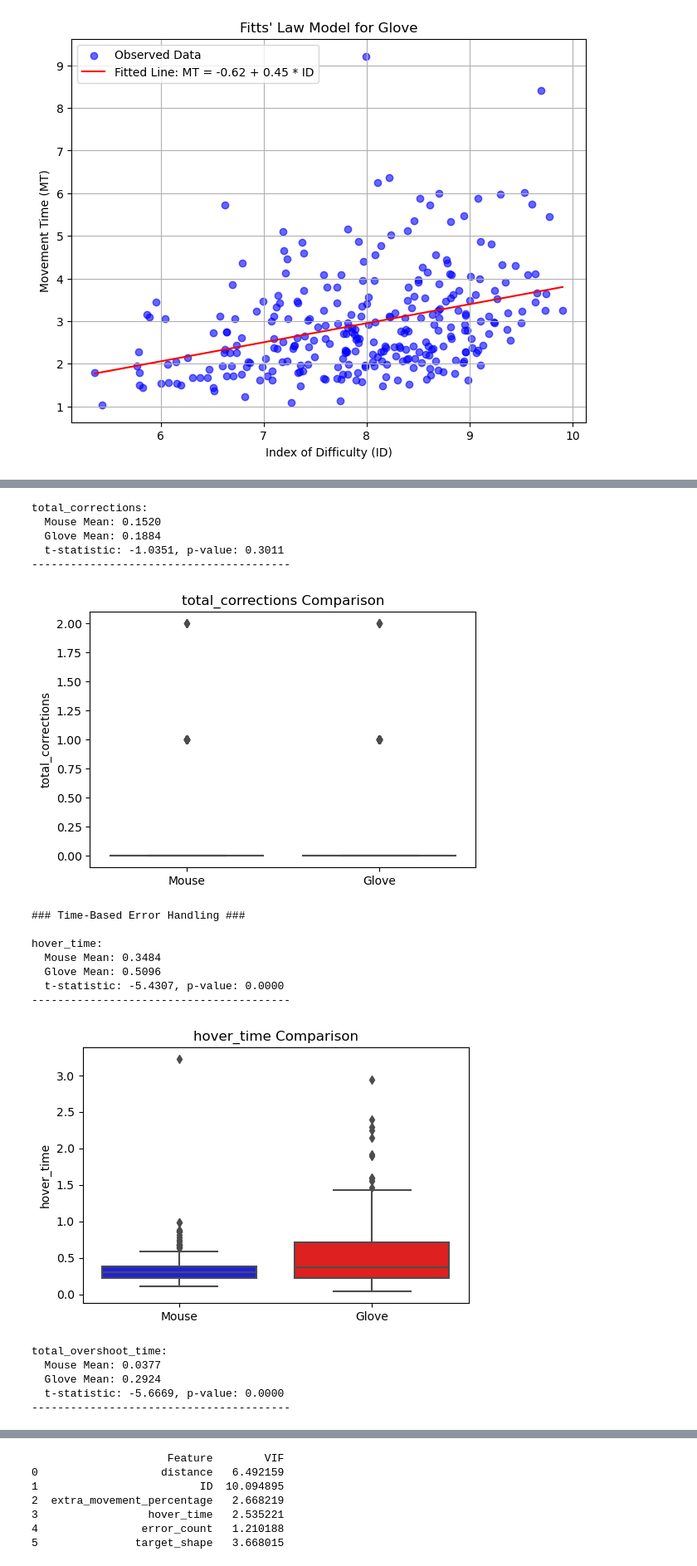
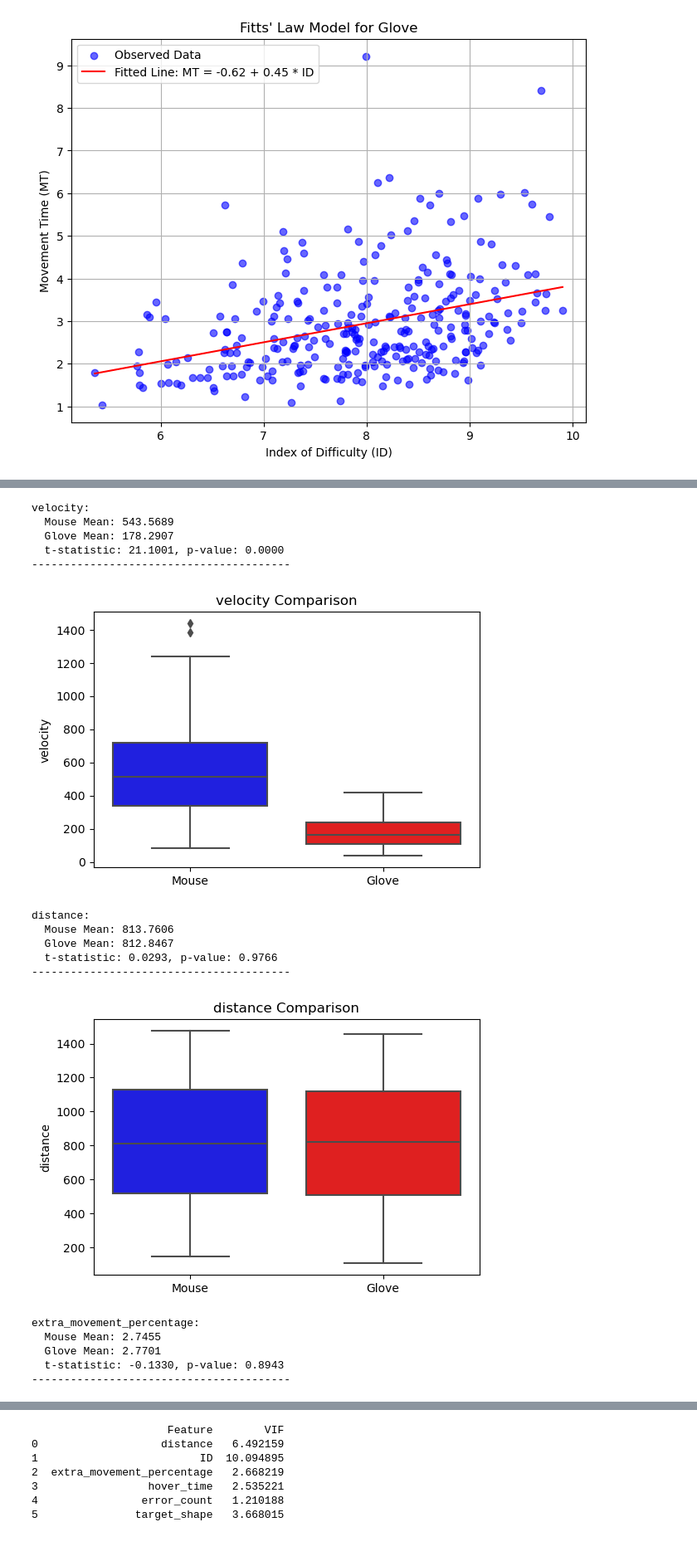
Before and after one commit to fir3yice/Glove-Based-Pointing-Device, a Jupyter notebook: analysis.ipynb, the cells around one changed output, grey strips where cells are left out. Shown at 83% size. Drawn from its saved outputs; the diff is of its cells as text; code cells hidden in the pictures.

```diff
--- a/analysis.ipynb
+++ b/analysis.ipynb
@@ -540,7 +440,7 @@ from scipy.stats import ttest_ind
 df_mouse["total_corrections"] = df_mouse["overshoot_correction_times"].apply(len)
 df_glove["total_corrections"] = df_glove["overshoot_correction_times"].apply(len)
 
-movement_metrics = ["optimal_path_ratio"]
+movement_metrics = ["optimal_path_ratio", "total_time", "velocity", "distance", "extra_movement_percentage"]
 error_metrics = ["error_count", "total_corrections"]
 time_based_errors = ["hover_time", "total_overshoot_time", "first_entry_click_delay", "most_recent_click_delay"]
 
@@ -588,19 +486,17 @@ error_count:
-total_corrections:
-  Mouse Mean: 0.1520
-  Glove Mean: 0.1884
-  t-statistic: -1.0351, p-value: 0.3011
+velocity:
+  Mouse Mean: 543.5689
+  Glove Mean: 178.2907
+  t-statistic: 21.1001, p-value: 0.0000
 ----------------------------------------
-[figure, old version]
+[figure, new version]
-### Time-Based Error Handling ###
-
-hover_time:
-  Mouse Mean: 0.3484
-  Glove Mean: 0.5096
-  t-statistic: -5.4307, p-value: 0.0000
+distance:
+  Mouse Mean: 813.7606
+  Glove Mean: 812.8467
+  t-statistic: 0.0293, p-value: 0.9766
 ----------------------------------------
-[figure, old version]
+[figure, new version]
-total_overshoot_time:
-  Mouse Mean: 0.0377
-  Glove Mean: 0.2924
-  t-statistic: -5.6669, p-value: 0.0000
+extra_movement_percentage:
+  Mouse Mean: 2.7455
+  Glove Mean: 2.7701
+  t-statistic: -0.1330, p-value: 0.8943
 ----------------------------------------
```
Also changed, not shown: parts of 8 cells of this notebook.
